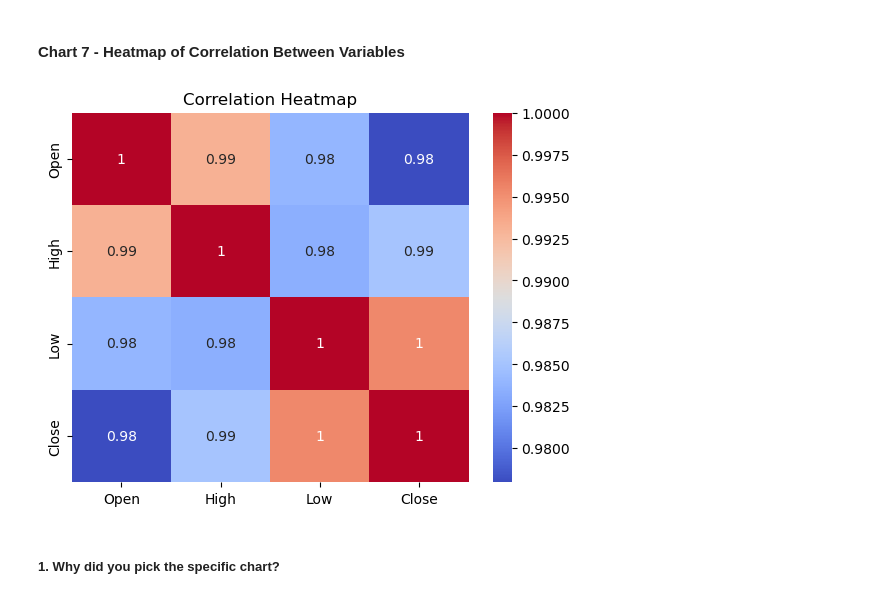
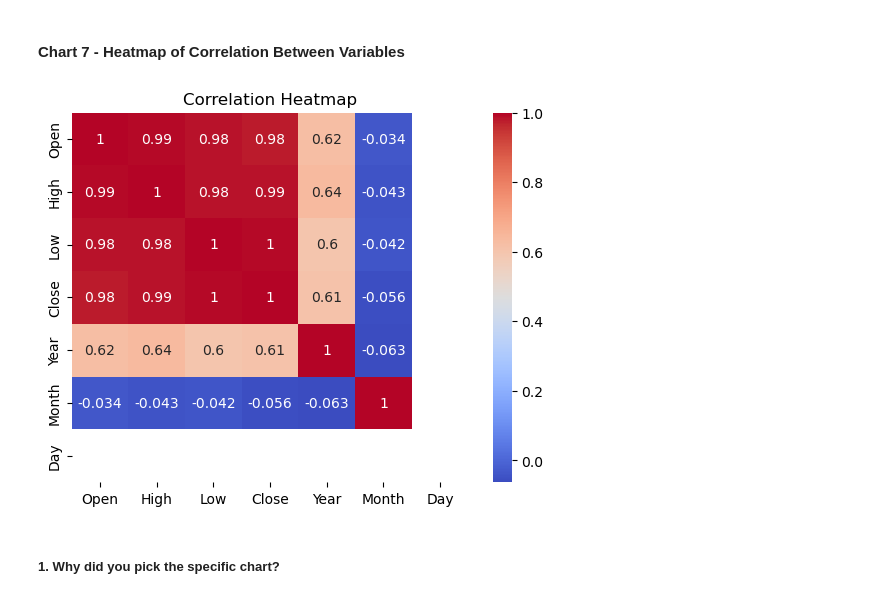
Before and after one commit to Mrinmoy2002-prog/Yes-Bank-Stock-Closing-Price-Prediction, a Jupyter notebook: Copy of Sample_ML_Submission_Template.ipynb, the cells around one changed output. Saved outputs shown, nothing was run; the diff lists cells and outputs as text; code cells hidden in the pictures.

```diff
--- a/Copy of Sample_ML_Submission_Template.ipynb
+++ b/Copy of Sample_ML_Submission_Template.ipynb
@@ -290,7 +342,8 @@ Name: Date, Length: 185, dtype: datetime64[ns]
 #Sort the data by Date to maintain chronological order
 dataset = dataset.sort_values(by='Date').reset_index(drop=True)
 # %%
-#Extract Year and Month from the Date
+#Extract Year and Month and Day from the Date
 
 dataset['Year'] = dataset['Date'].dt.year
 dataset['Month'] = dataset['Date'].dt.month
+dataset['Day'] = dataset['Date'].dt.day
@@ -480,11 +549,11 @@ Aids in timing trades to capitalize on high volatility.
 # %% [markdown]
 #### Chart 7 - Heatmap of Correlation Between Variables
 # %%
-sns.heatmap(dataset[['Open', 'High', 'Low', 'Close']].corr(), annot=True, cmap='coolwarm')
+sns.heatmap(dataset[['Open', 'High', 'Low', 'Close','Year','Month','Day']].corr(), annot=True, cmap='coolwarm')
 plt.title('Correlation Heatmap')
 plt.show()
 # %% [output]
-[figure, old version]
+[figure, new version]
 # %% [markdown]
 ##### 1. Why did you pick the specific chart?
 # %% [markdown]
```
Also changed, not shown: parts of 108 cells of this notebook, 1 other file.
